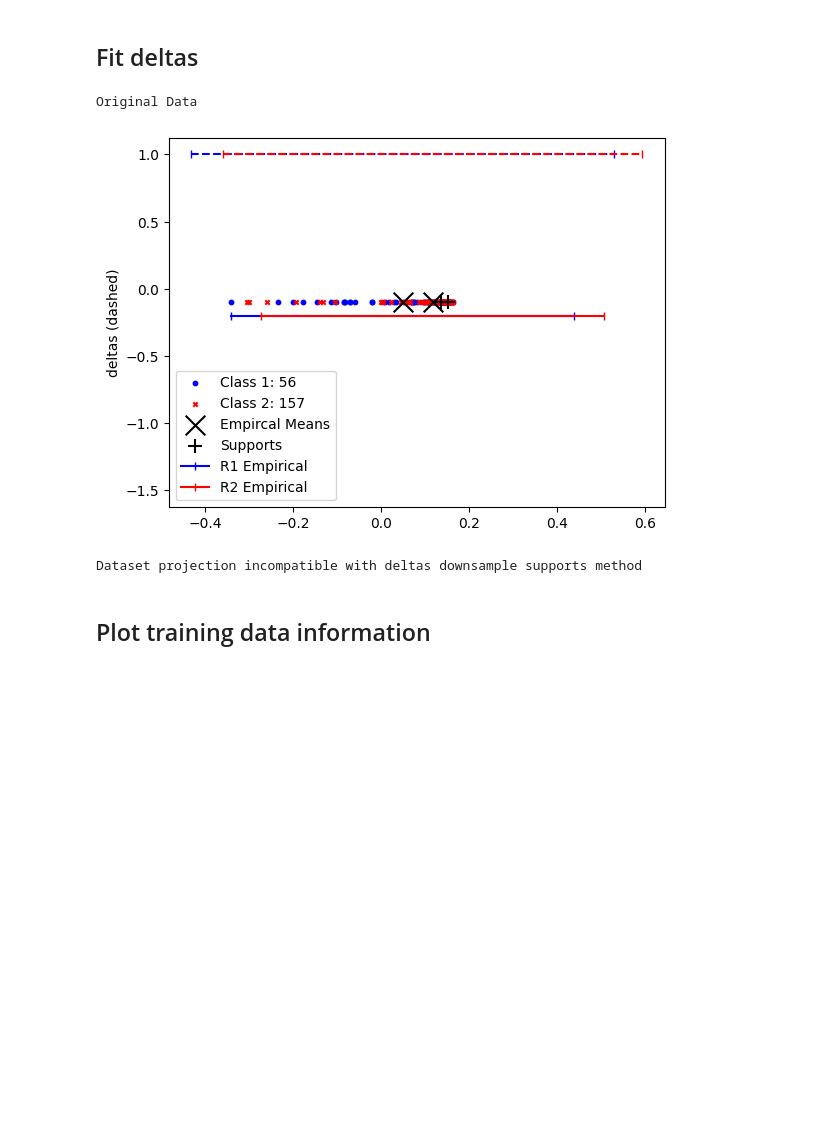
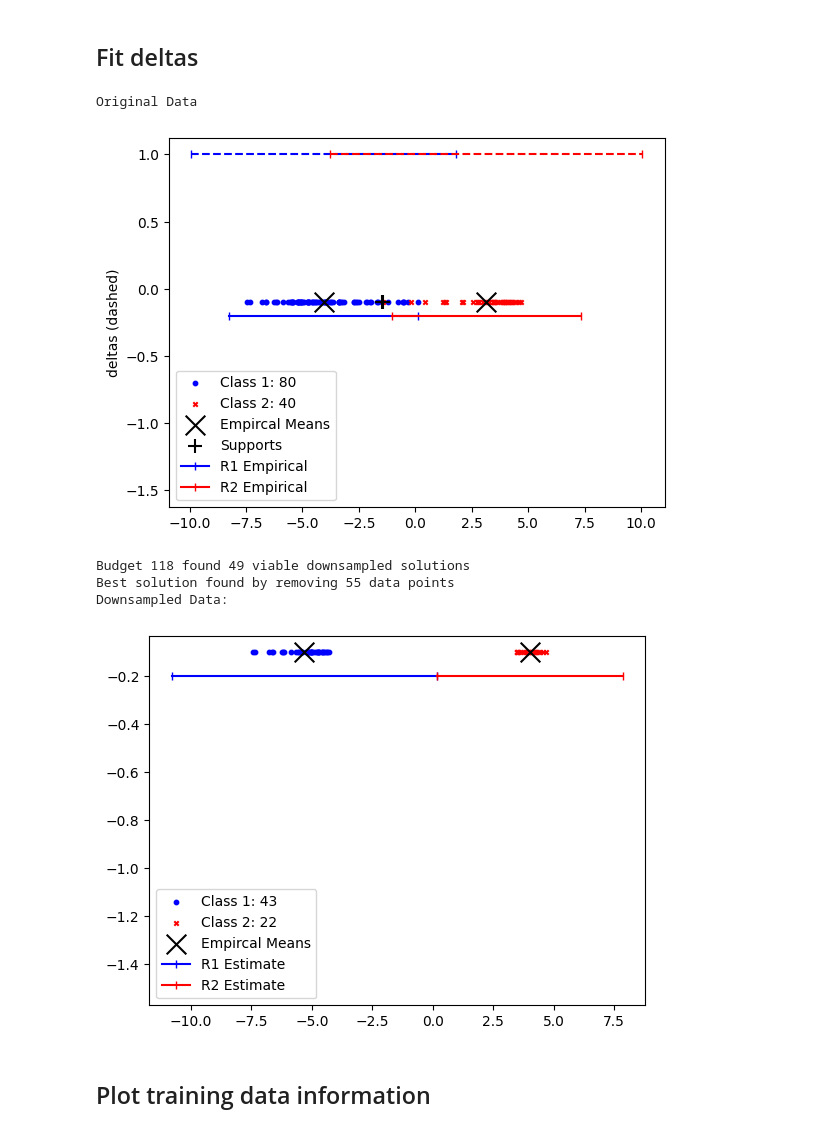
Before and after one commit to mattclifford1/linear_confidence, a Jupyter notebook: notebooks/datasets.ipynb, the cells around one changed output. Saved outputs shown, nothing was run; the diff lists cells and outputs as text; code cells hidden in the pictures; blank space fills up the shorter version.

```diff
--- a/notebooks/datasets.ipynb
+++ b/notebooks/datasets.ipynb
@@ -18,7 +18,7 @@ datasets = {0: 'Breast Cancer', 2: 'Iris', 3: 'Wine', 4: 'Pima Indian Diabetes',
             7: 'Abalone Gender', 8: 'Ionosphere', 9: 'Wheat Seeds',
             10: 'Credit Scoring 1', 11: 'Credit Scoring 2',
             12: 'Direct Marketing', 13: 'Habermans breast cancer'}
-dataset = datasets[13]  # change ind to select dataset to use
+dataset = datasets[2]  # change ind to select dataset to use
 data_clf = data.get_real_dataset(dataset, scale=False)
 deltas.plotting.plots.plot_classes(data_clf['data'], dim_reducer=data_clf['dim_reducer'])
 # %% [output]
@@ -48,19 +48,23 @@ SMOTE
 # %%
 X = data_clf['data']['X']
 y = data_clf['data']['y']
 clf = data_clf['clf']
 # deltas_model = model_deltas.reprojection_deltas(
 deltas_model = downsample.downsample_deltas(clf).fit(X, y,
                                                      alpha=0,
                                                      _print=True,
                                                      _plot=True,
                                                      max_trials=1000,
-                                                     method='supports-prop-update_mean',
-                                                     parallel=True)
+                                                     method='supports-prop-update_mean-margin_only',
+                                                    #  method='supports-prop-update_mean',
+                                                     parallel=False)
 # %% [output]
 Original Data
-[figure, old version]
+[figure, new version]
-Dataset projection incompatible with deltas downsample supports method
+Budget 118 found 49 viable downsampled solutions
+Best solution found by removing 55 data points
+Downsampled Data:
+[figure, added]
 # %% [markdown]
 ## Plot training data information
 # %%
```
Also changed, not shown: parts of 5 cells of this notebook, 2 other files.
